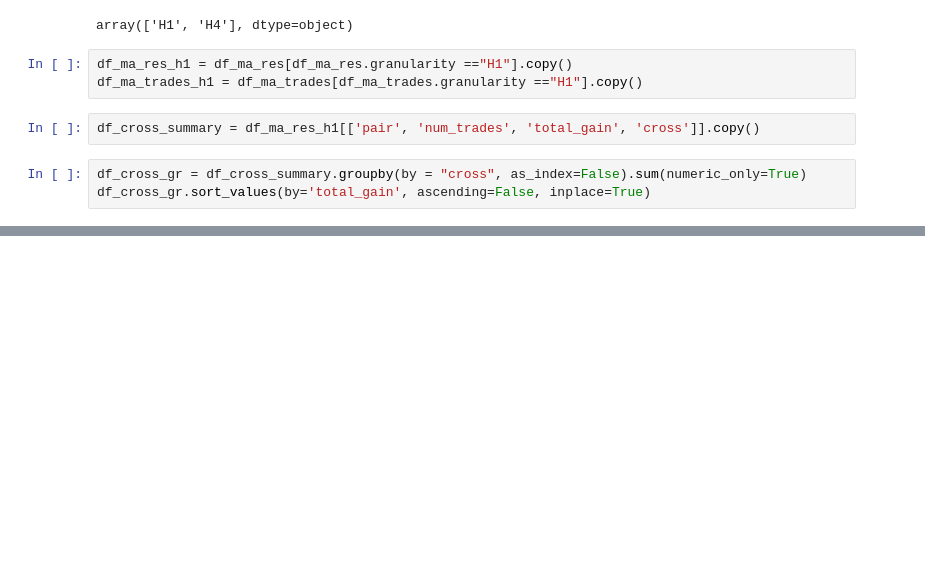
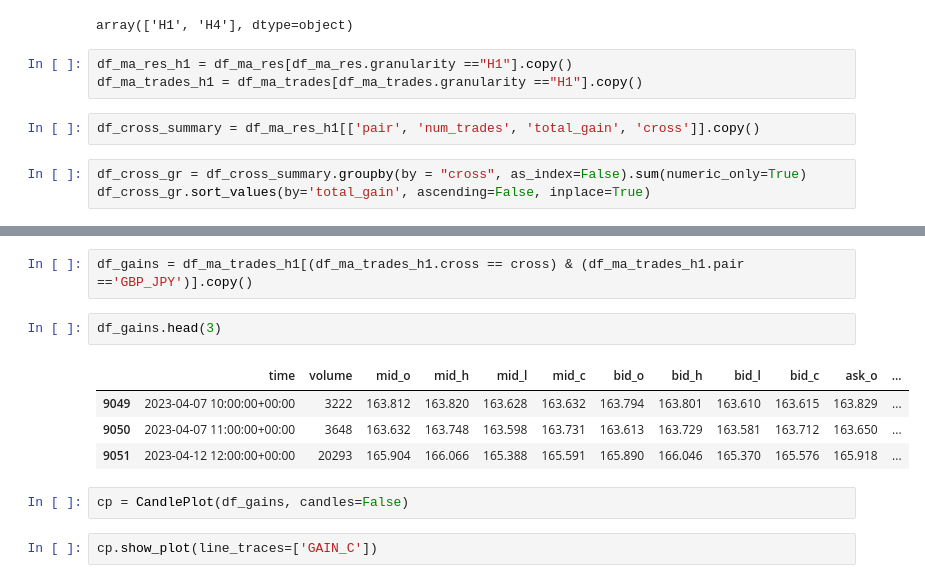
Before and after one commit to jiajie0225/ForexBot_V1, a Jupyter notebook: exploration/MA_Cross_Analysis.ipynb, the cells around one changed output, grey strips where cells are left out. Drawn from its saved outputs; the diff is of its cells as text; blank space fills up the shorter version.

```diff
--- a/exploration/MA_Cross_Analysis.ipynb
+++ b/exploration/MA_Cross_Analysis.ipynb
@@ -34,0 +86,13 @@ array(['EUR_USD', 'EUR_GBP', 'EUR_JPY', 'EUR_AUD', 'EUR_CAD', 'USD_JPY',
+# %%
+df_gains = df_ma_trades_h1[(df_ma_trades_h1.cross == cross) & (df_ma_trades_h1.pair =='GBP_JPY')].copy()
+# %%
+df_gains.head(3)
+# %% [output]
+|  | time | volume | mid_o | mid_h | mid_l | mid_c | bid_o | bid_h | bid_l | bid_c | ask_o | ... |
+| 9049 | 2023-04-07 10:00:00+00:00 | 3222 | 163.812 | 163.820 | 163.628 | 163.632 | 163.794 | 163.801 | 163.610 | 163.615 | 163.829 | ... |
+| 9050 | 2023-04-07 11:00:00+00:00 | 3648 | 163.632 | 163.748 | 163.598 | 163.731 | 163.613 | 163.729 | 163.581 | 163.712 | 163.650 | ... |
+| 9051 | 2023-04-12 12:00:00+00:00 | 20293 | 165.904 | 166.066 | 165.388 | 165.591 | 165.890 | 166.046 | 165.370 | 165.576 | 165.918 | ... |
+# %%
+cp = CandlePlot(df_gains, candles=False)
+# %%
+cp.show_plot(line_traces=['GAIN_C'])
```
Also changed, not shown: parts of 9 cells of this notebook, 3 other files.
